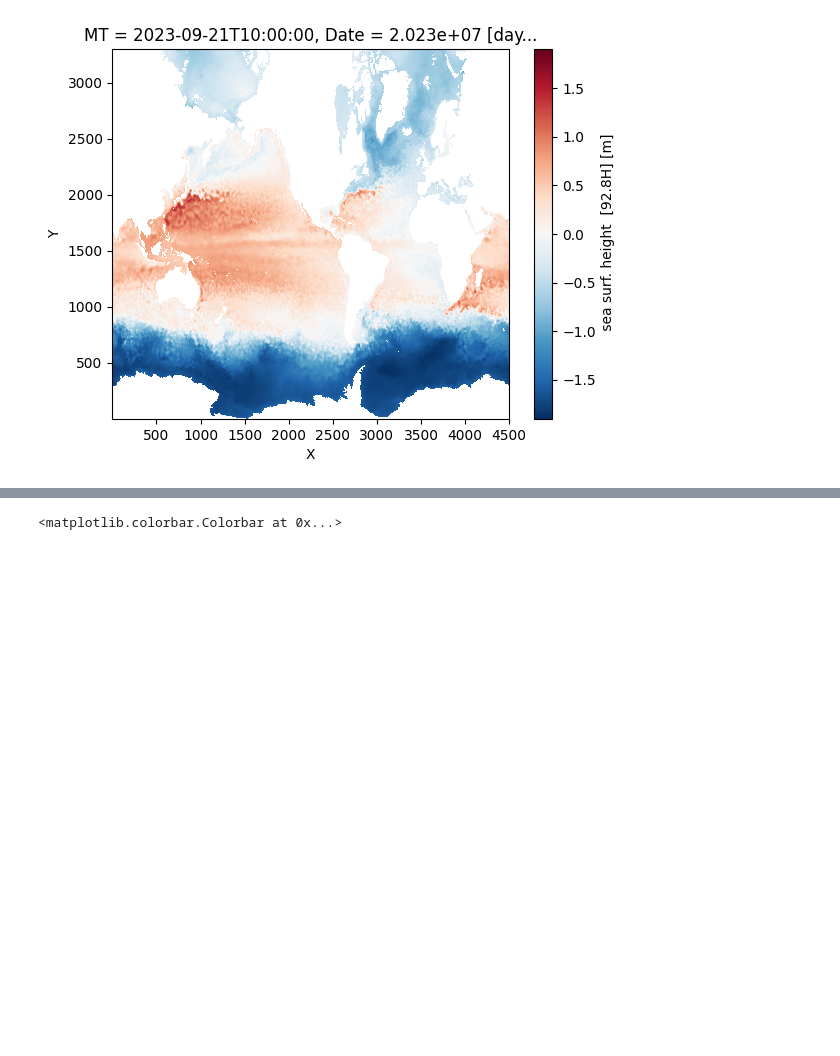
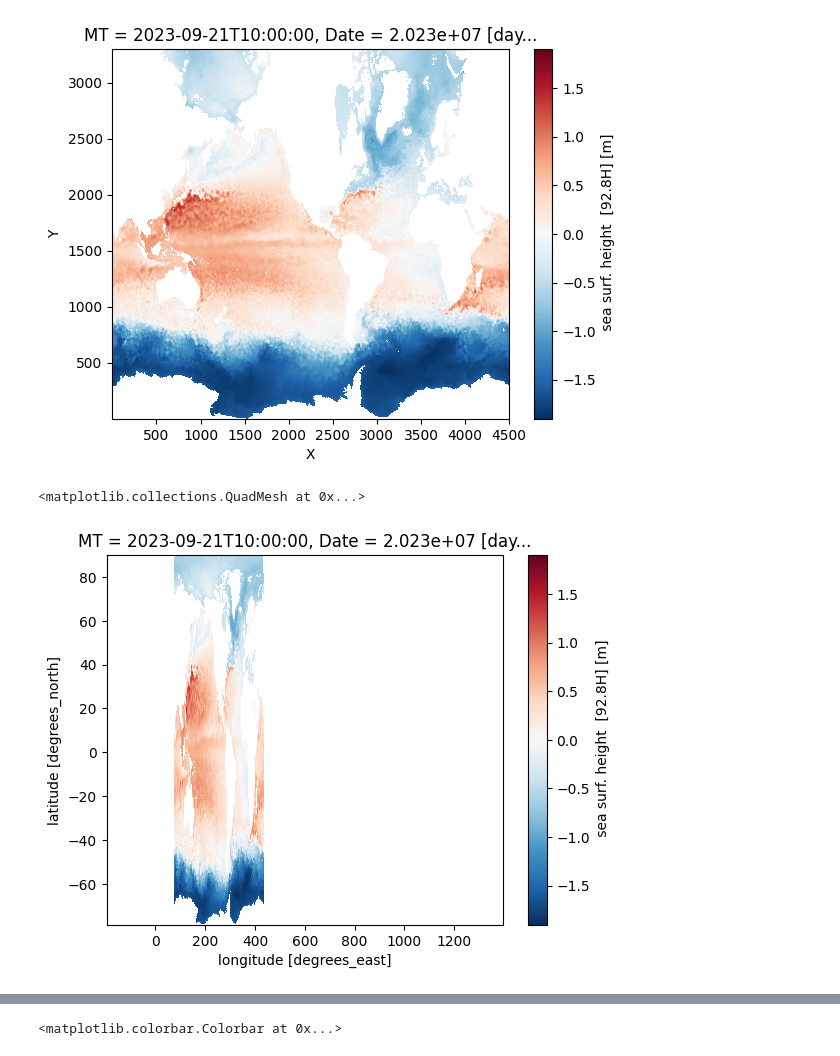
Before and after one commit to mpiannucci/ocean-notebooks, a Jupyter notebook: rtofs_global.ipynb, the cells around one changed output, grey strips where cells are left out. Cells and saved outputs as stored; diff of their text form; code cells hidden in the pictures; blank space fills up the shorter version.

```diff
--- a/rtofs_global.ipynb
+++ b/rtofs_global.ipynb
@@ -4,7 +4,7 @@ import xarray as xr
 import numpy as np
 import matplotlib.pyplot as plt
 
-ds = xr.open_dataset('rtofs_glo_2ds_f034_diag.nc')
+ds = xr.open_dataset('rtofs_glo_2ds_f034_diag.nc', chunks={})
 ds
 # %% [output]
 <xarray.Dataset>
@@ -29,3 +29,12 @@ ds.ssh.plot()
 # %% [output]
 <matplotlib.collections.QuadMesh at 0x...>
 [figure]
+# %%
+ssh = ds.ssh.isel(MT=0)
+lng = ssh.cf['longitude']
+mask = xr.where(lng < 500, True, False)
+new_mask = mask & mask.shift(Y=1, fill_value=True) & mask.shift(X=1, fill_value=True) & mask.shift(Y=-1, fill_value=True) & mask.shift(X=-1, fill_value=True)
+ssh.where(new_mask == 1).cf.plot(x='longitude', y='latitude')
+# %% [output]
+<matplotlib.collections.QuadMesh at 0x...>
+[figure, added]
```
Also changed, not shown: parts of 9 cells of this notebook.
